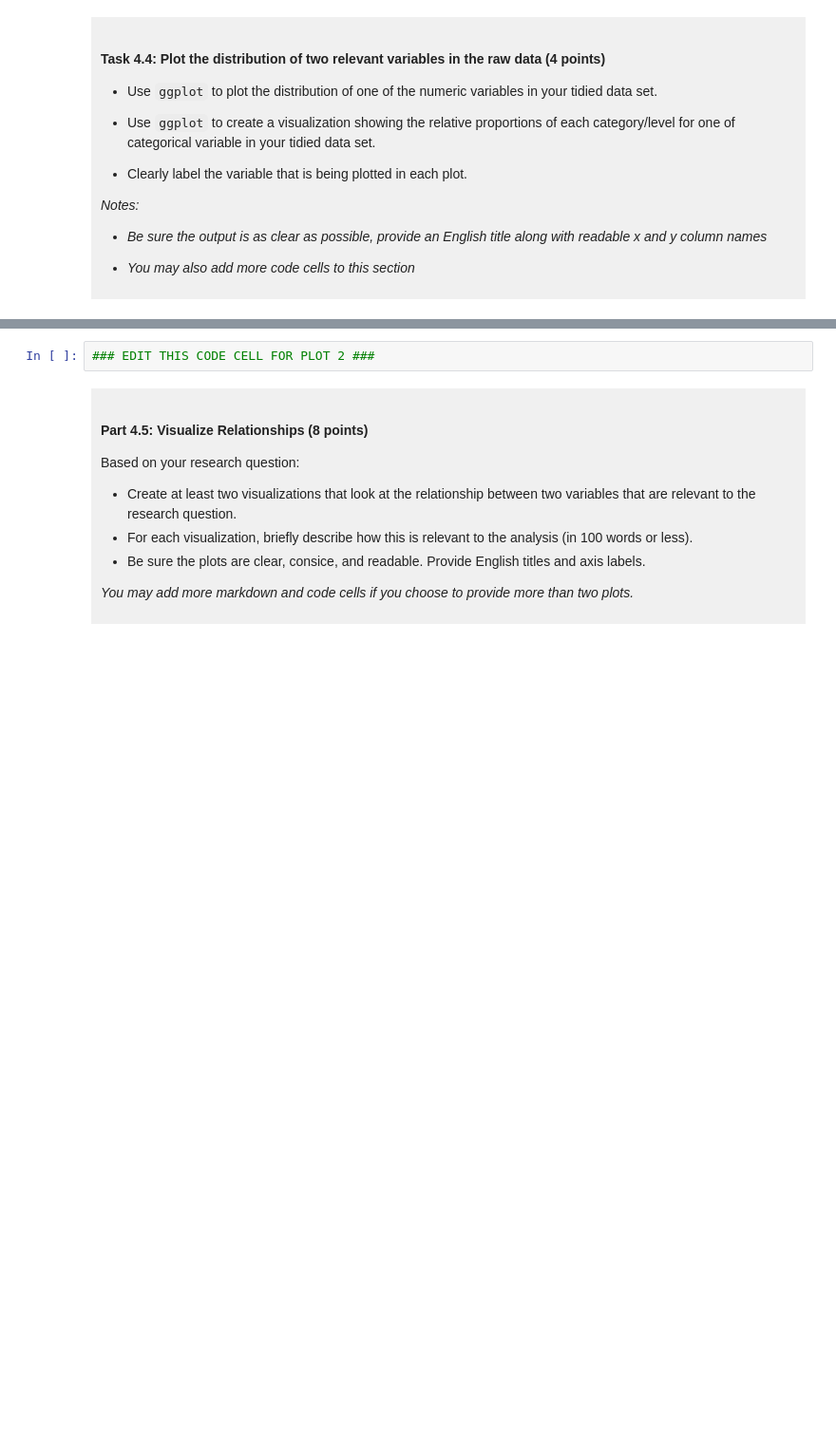
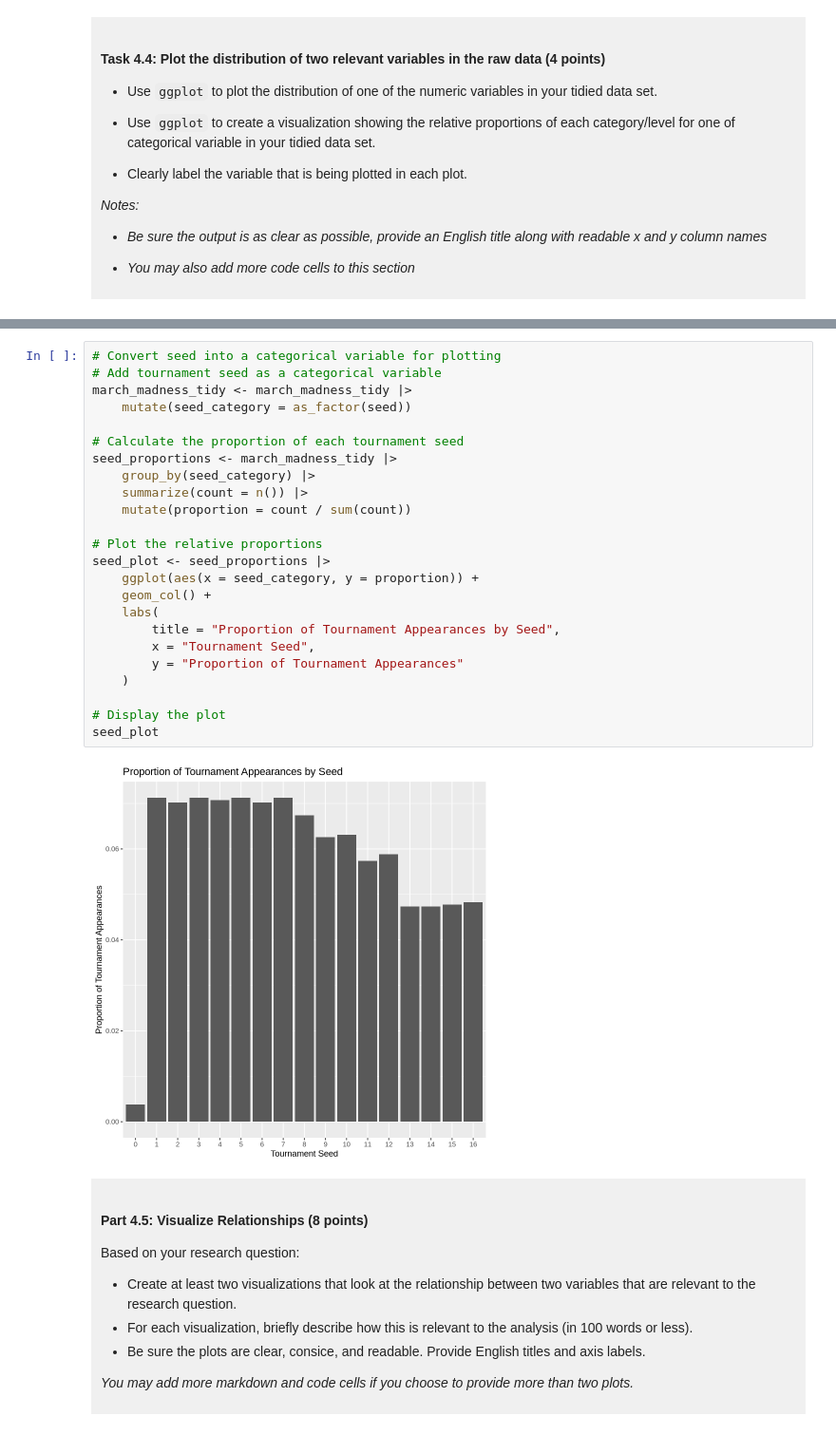
Before and after one commit to siliangqin2024-hash/dsci-100-project-Siliang-Qin, a Jupyter notebook: dsci-100-project-notebook.ipynb, the cells around one changed output, grey strips where cells are left out. Shown at 95% size. Drawn from its saved outputs; the diff is of its cells as text; blank space fills up the shorter version.

```diff
--- a/dsci-100-project-notebook.ipynb
+++ b/dsci-100-project-notebook.ipynb
@@ -314,5 +383,29 @@ You will refine your research question (if needed) and produce a tidy data set.
 # %%
-### EDIT THIS CODE CELL FOR PLOT 2 ###
+# Convert seed into a categorical variable for plotting
+# Add tournament seed as a categorical variable
+march_madness_tidy <- march_madness_tidy |>
+    mutate(seed_category = as_factor(seed))
+
+# Calculate the proportion of each tournament seed
+seed_proportions <- march_madness_tidy |>
+    group_by(seed_category) |>
+    summarize(count = n()) |>
+    mutate(proportion = count / sum(count))
+
+# Plot the relative proportions
+seed_plot <- seed_proportions |>
+    ggplot(aes(x = seed_category, y = proportion)) +
+    geom_col() +
+    labs(
+        title = "Proportion of Tournament Appearances by Seed",
+        x = "Tournament Seed",
+        y = "Proportion of Tournament Appearances"
+    )
+
+# Display the plot
+seed_plot
+# %% [output]
+[figure, added]
 # %% [markdown]
 <div style="background-color: #f0f0f0; padding: 10px;">
 
```
Also changed, not shown: parts of 11 cells of this notebook.
